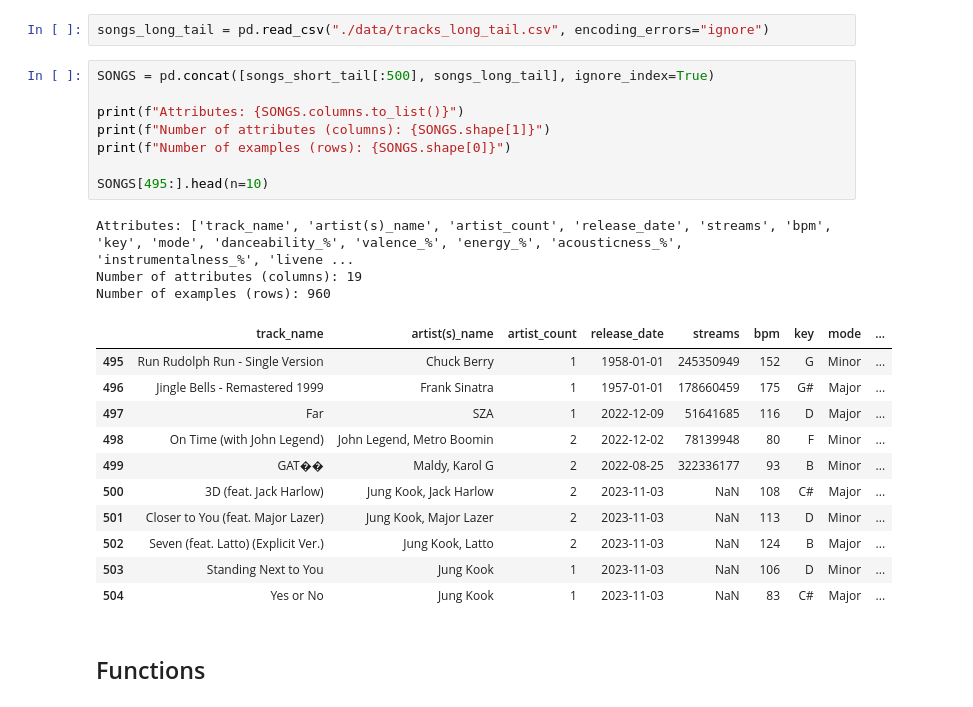
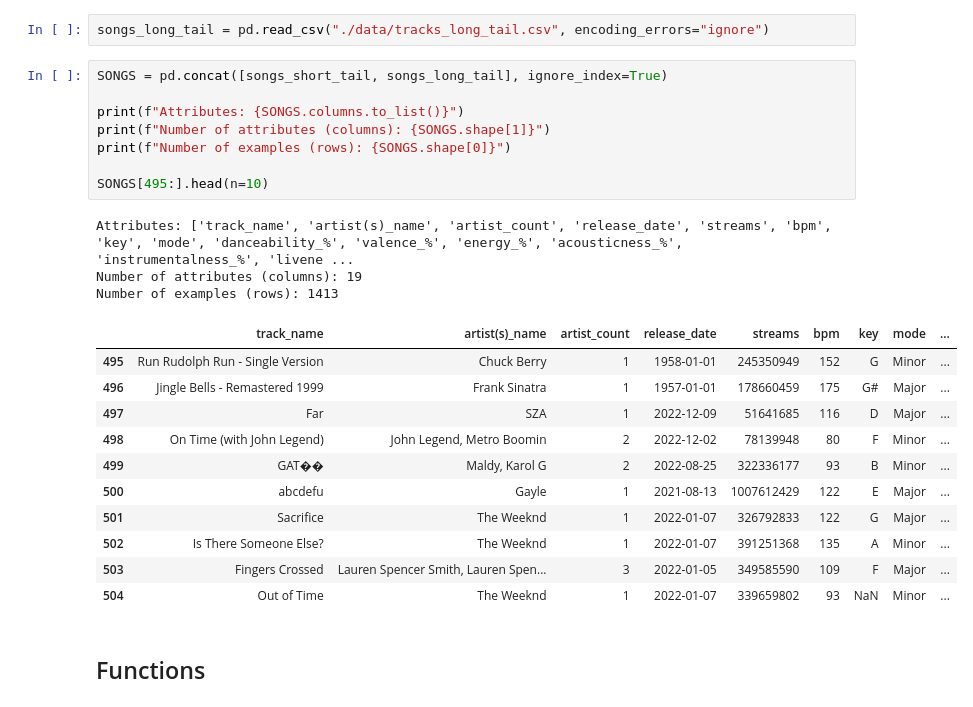
Before and after one commit to Dennis-H1/Function-Calling-LLMs, a Jupyter notebook: main.ipynb, the cells around one changed output. Cells and saved outputs as stored; diff of their text form.

```diff
--- a/main.ipynb
+++ b/main.ipynb
@@ -140,28 +140,28 @@ songs_short_tail = songs_short_tail[new_order]
 # %%
 songs_long_tail = pd.read_csv("./data/tracks_long_tail.csv", encoding_errors="ignore")
 # %%
-SONGS = pd.concat([songs_short_tail[:500], songs_long_tail], ignore_index=True)
+SONGS = pd.concat([songs_short_tail, songs_long_tail], ignore_index=True)
 
 print(f"Attributes: {SONGS.columns.to_list()}")
 print(f"Number of attributes (columns): {SONGS.shape[1]}")
 print(f"Number of examples (rows): {SONGS.shape[0]}")
 
 SONGS[495:].head(n=10)
 # %% [output]
 Attributes: ['track_name', 'artist(s)_name', 'artist_count', 'release_date', 'streams', 'bpm', 'key', 'mode', 'danceability_%', 'valence_%', 'energy_%', 'acousticness_%', 'instrumentalness_%', 'livene ...
 Number of attributes (columns): 19
-Number of examples (rows): 960
+Number of examples (rows): 1413
 |  | track_name | artist(s)_name | artist_count | release_date | streams | bpm | key | mode | ... |
 | 495 | Run Rudolph Run - Single Version | Chuck Berry | 1 | 1958-01-01 | 245350949 | 152 | G | Minor | ... |
 | 496 | Jingle Bells - Remastered 1999 | Frank Sinatra | 1 | 1957-01-01 | 178660459 | 175 | G# | Major | ... |
 | 497 | Far | SZA | 1 | 2022-12-09 | 51641685 | 116 | D | Major | ... |
 | 498 | On Time (with John Legend) | John Legend, Metro Boomin | 2 | 2022-12-02 | 78139948 | 80 | F | Minor | ... |
 | 499 | GAT�� | Maldy, Karol G | 2 | 2022-08-25 | 322336177 | 93 | B | Minor | ... |
-| 500 | 3D (feat. Jack Harlow) | Jung Kook, Jack Harlow | 2 | 2023-11-03 | NaN | 108 | C# | Major | ... |
-| 501 | Closer to You (feat. Major Lazer) | Jung Kook, Major Lazer | 2 | 2023-11-03 | NaN | 113 | D | Minor | ... |
-| 502 | Seven (feat. Latto) (Explicit Ver.) | Jung Kook, Latto | 2 | 2023-11-03 | NaN | 124 | B | Major | ... |
-| 503 | Standing Next to You | Jung Kook | 1 | 2023-11-03 | NaN | 106 | D | Minor | ... |
-| 504 | Yes or No | Jung Kook | 1 | 2023-11-03 | NaN | 83 | C# | Major | ... |
+| 500 | abcdefu | Gayle | 1 | 2021-08-13 | 1007612429 | 122 | E | Major | ... |
+| 501 | Sacrifice | The Weeknd | 1 | 2022-01-07 | 326792833 | 122 | G | Major | ... |
+| 502 | Is There Someone Else? | The Weeknd | 1 | 2022-01-07 | 391251368 | 135 | A | Minor | ... |
+| 503 | Fingers Crossed | Lauren Spencer Smith, Lauren Spen... | 3 | 2022-01-05 | 349585590 | 109 | F | Major | ... |
+| 504 | Out of Time | The Weeknd | 1 | 2022-01-07 | 339659802 | 93 | NaN | Minor | ... |
 # %% [markdown]
 ## Functions
 # %% [markdown]
```
Also changed, not shown: parts of 3 cells of this notebook, 1 other file.
